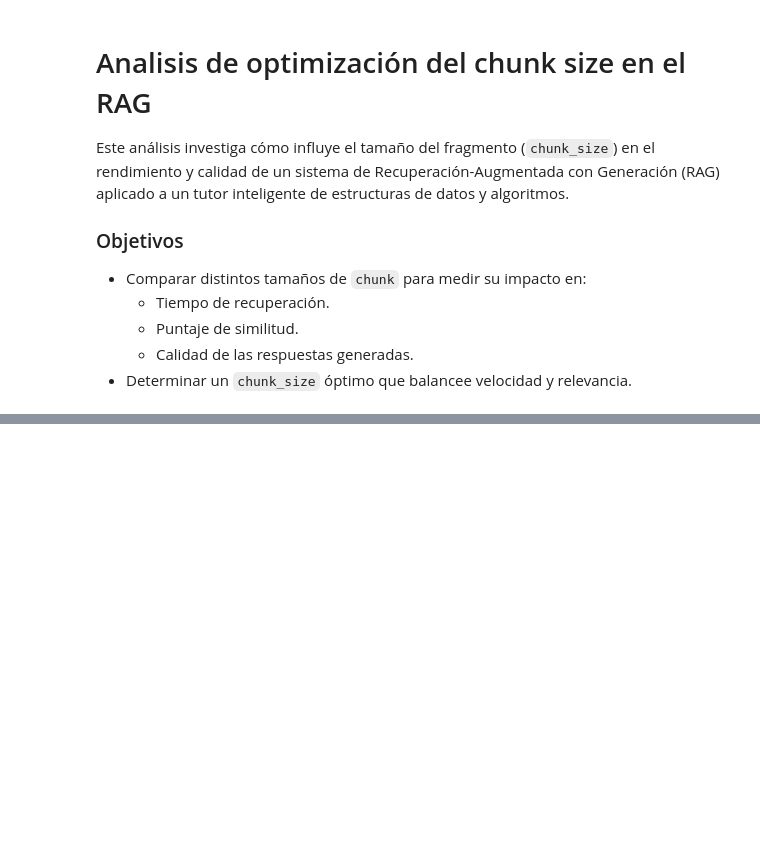
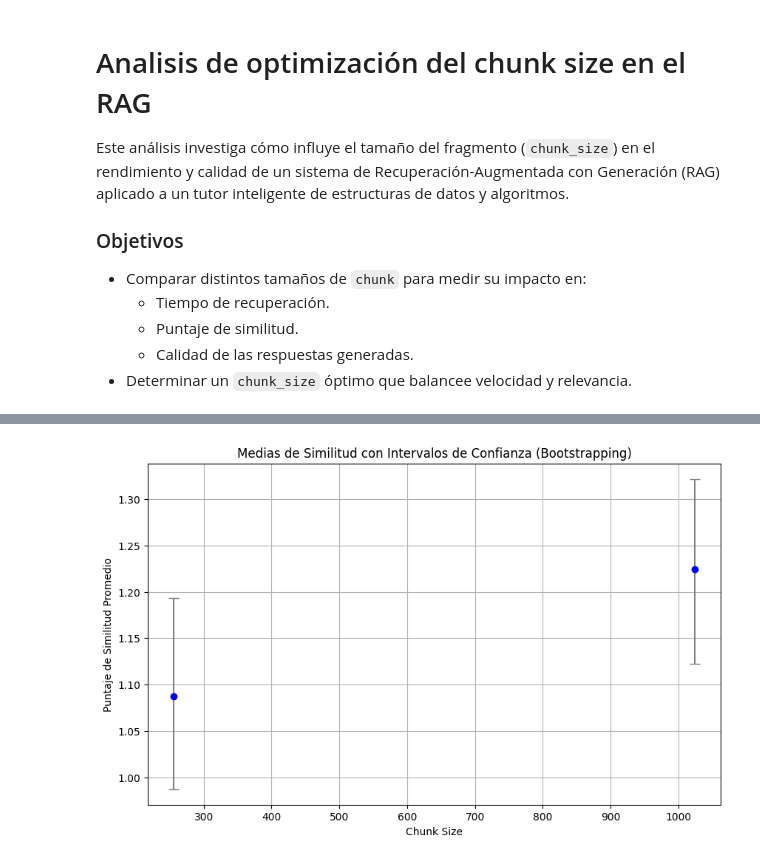
Before and after one commit to theleywin/CartaIA, a Jupyter notebook: src/analisis_chunk_size_rag.ipynb, the cells around one changed output, grey strips where cells are left out. Drawn from its saved outputs; the diff is of its cells as text; code cells hidden in the pictures; blank space fills up the shorter version.

```diff
--- a/src/analisis_chunk_size_rag.ipynb
+++ b/src/analisis_chunk_size_rag.ipynb
@@ -220,0 +212,28 @@ Chunk size 1024: mean=1.0479, CI 95% = (0.7028, 1.2278)
+# %%
+import numpy as np
+import pandas as pd
+
+def bootstrap_mean_ci(data, n_iterations=1000, ci=95):
+    means = []
+    for _ in range(n_iterations):
+        sample = np.random.choice(data, size=len(data), replace=True)
+        means.append(np.mean(sample))
+    lower = np.percentile(means, (100 - ci) / 2)
+    upper = np.percentile(means, 100 - (100 - ci) / 2)
+    return np.mean(data), lower, upper
+# %%
+bootstrap_results = []
+
+for size in sorted(performance_df.chunk_size.unique()):
+    scores = performance_df[performance_df.chunk_size == size]["avg_similarity_score"].dropna().values
+    if len(scores) > 1:
+        mean, lower, upper = bootstrap_mean_ci(scores, n_iterations=1000)
+        bootstrap_results.append({
+            "chunk_size": size,
+            "mean_similarity": mean,
+            "ci_lower": lower,
+            "ci_upper": upper
+        })
+
+bootstrap_df = pd.DataFrame(bootstrap_results)
+bootstrap_df
@@ -220,0 +248,18 @@ Chunk size 1024: mean=1.0479, CI 95% = (0.7028, 1.2278)
+# %%
+import matplotlib.pyplot as plt
+
+plt.figure(figsize=(10, 6))
+plt.errorbar(
+    bootstrap_df["chunk_size"],
+    bootstrap_df["mean_similarity"],
+    yerr=[bootstrap_df["mean_similarity"] - bootstrap_df["ci_lower"],
+          bootstrap_df["ci_upper"] - bootstrap_df["mean_similarity"]],
+    fmt='o', capsize=5, color='blue', ecolor='gray'
+)
+plt.title("Medias de Similitud con Intervalos de Confianza (Bootstrapping)")
+plt.xlabel("Chunk Size")
+plt.ylabel("Puntaje de Similitud Promedio")
+plt.grid(True)
+plt.show()
+# %% [output]
+[figure, added]
```
Also changed, not shown: parts of 24 cells of this notebook, 2 other files.
